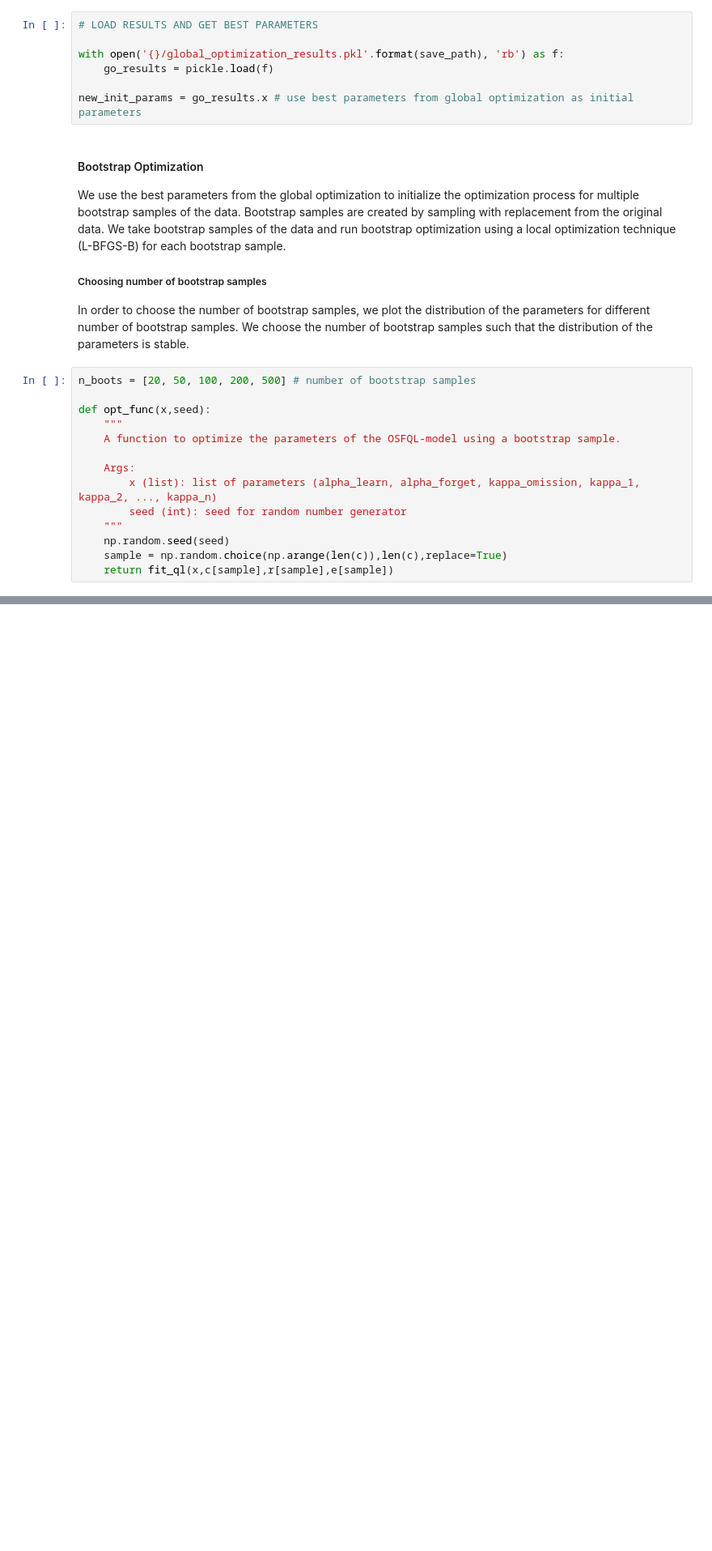
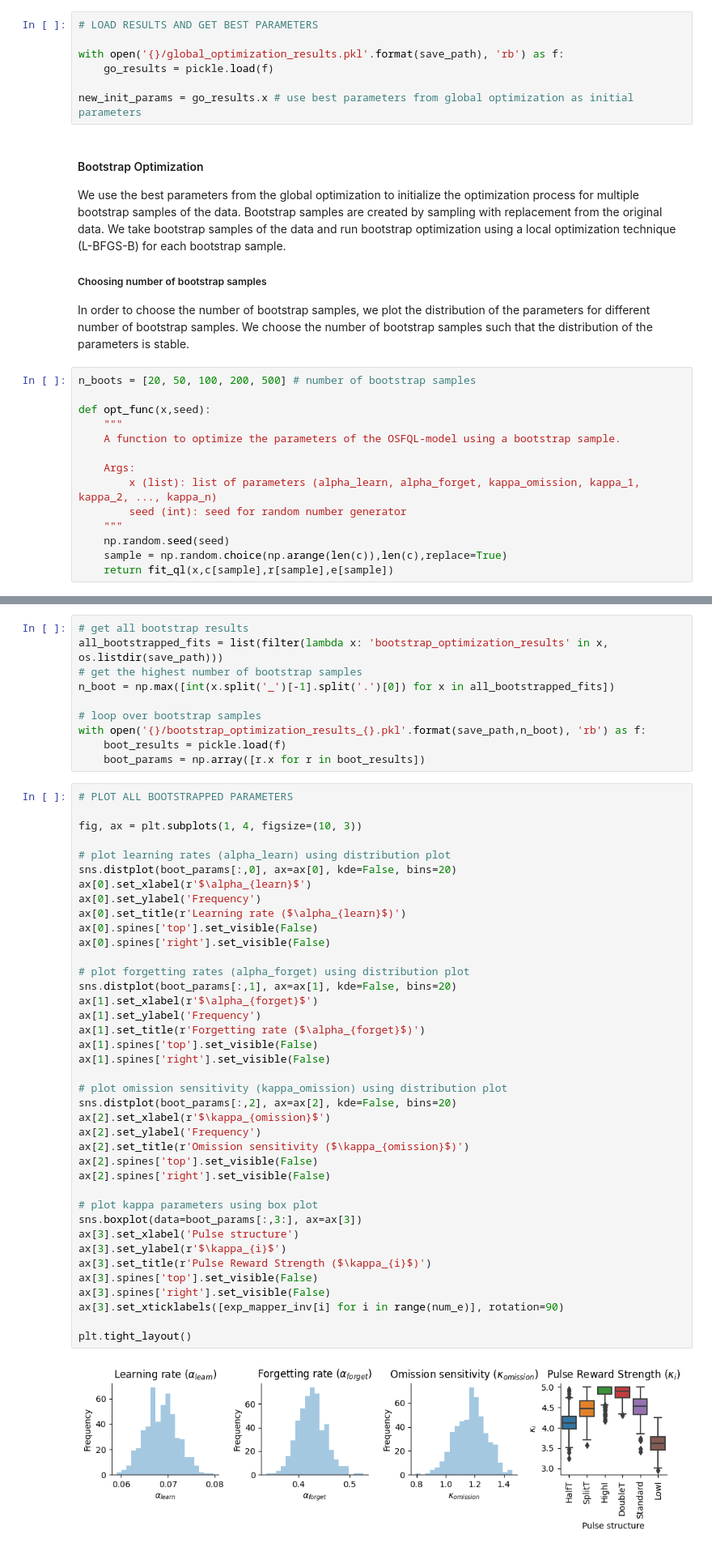
Before and after one commit to neurorishika/FlyOptoStimAnalysis, a Jupyter notebook: analysis/analysis.ipynb, the cells around one changed output, grey strips where cells are left out. Shown at 81% size. Cells and saved outputs as stored; diff of their text form; blank space fills up the shorter version.

```diff
--- a/analysis/analysis.ipynb
+++ b/analysis/analysis.ipynb
@@ -366,0 +395,51 @@ plt.show()
+# %%
+# get all bootstrap results
+all_bootstrapped_fits = list(filter(lambda x: 'bootstrap_optimization_results' in x, os.listdir(save_path)))
+# get the highest number of bootstrap samples
+n_boot = np.max([int(x.split('_')[-1].split('.')[0]) for x in all_bootstrapped_fits])
+
+# loop over bootstrap samples
+with open('{}/bootstrap_optimization_results_{}.pkl'.format(save_path,n_boot), 'rb') as f:
+    boot_results = pickle.load(f)
+    boot_params = np.array([r.x for r in boot_results])
+# %%
+# PLOT ALL BOOTSTRAPPED PARAMETERS
+
+fig, ax = plt.subplots(1, 4, figsize=(10, 3))
+
+# plot learning rates (alpha_learn) using distribution plot
+sns.distplot(boot_params[:,0], ax=ax[0], kde=False, bins=20)
+ax[0].set_xlabel(r'$\alpha_{learn}$')
+ax[0].set_ylabel('Frequency')
+ax[0].set_title(r'Learning rate ($\alpha_{learn}$)')
+ax[0].spines['top'].set_visible(False)
+ax[0].spines['right'].set_visible(False)
+
+# plot forgetting rates (alpha_forget) using distribution plot
+sns.distplot(boot_params[:,1], ax=ax[1], kde=False, bins=20)
+ax[1].set_xlabel(r'$\alpha_{forget}$')
+ax[1].set_ylabel('Frequency')
+ax[1].set_title(r'Forgetting rate ($\alpha_{forget}$)')
+ax[1].spines['top'].set_visible(False)
+ax[1].spines['right'].set_visible(False)
+
+# plot omission sensitivity (kappa_omission) using distribution plot
+sns.distplot(boot_params[:,2], ax=ax[2], kde=False, bins=20)
+ax[2].set_xlabel(r'$\kappa_{omission}$')
+ax[2].set_ylabel('Frequency')
+ax[2].set_title(r'Omission sensitivity ($\kappa_{omission}$)')
+ax[2].spines['top'].set_visible(False)
+ax[2].spines['right'].set_visible(False)
+
+# plot kappa parameters using box plot
+sns.boxplot(data=boot_params[:,3:], ax=ax[3])
+ax[3].set_xlabel('Pulse structure')
+ax[3].set_ylabel(r'$\kappa_{i}$')
+ax[3].set_title(r'Pulse Reward Strength ($\kappa_{i}$)')
+ax[3].spines['top'].set_visible(False)
+ax[3].spines['right'].set_visible(False)
+ax[3].set_xticklabels([exp_mapper_inv[i] for i in range(num_e)], rotation=90)
+
+plt.tight_layout()
+# %% [output]
+[figure, added]
```
Also changed, not shown: parts of 19 cells of this notebook.
